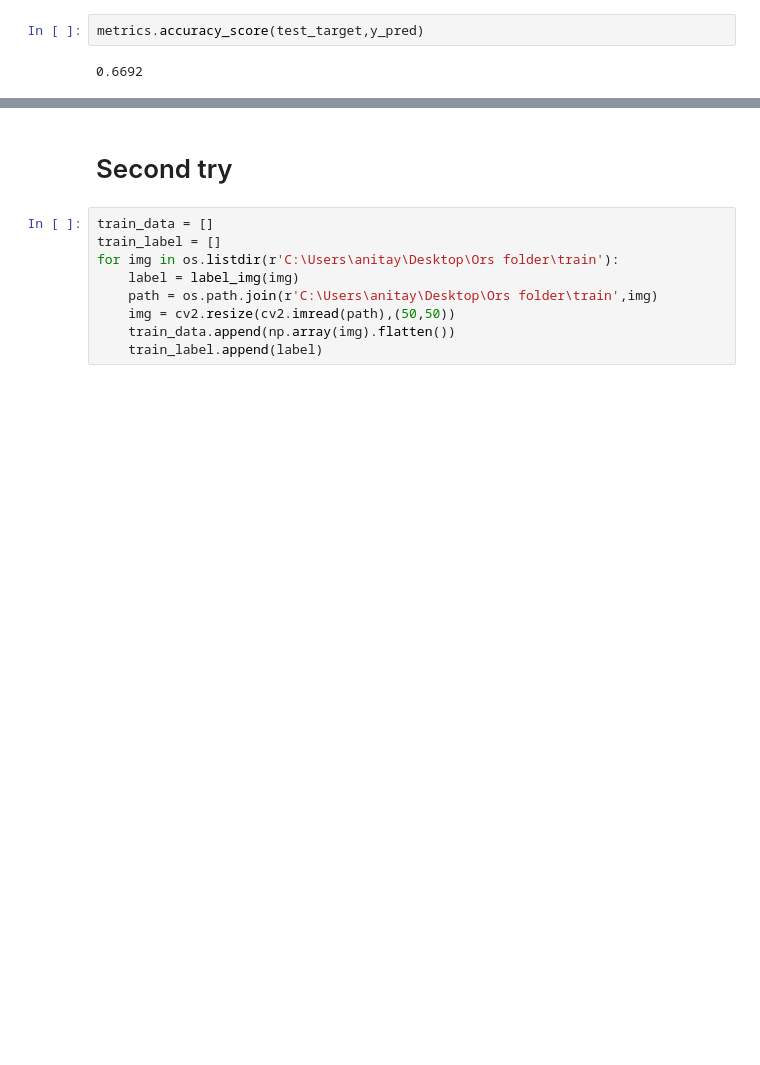
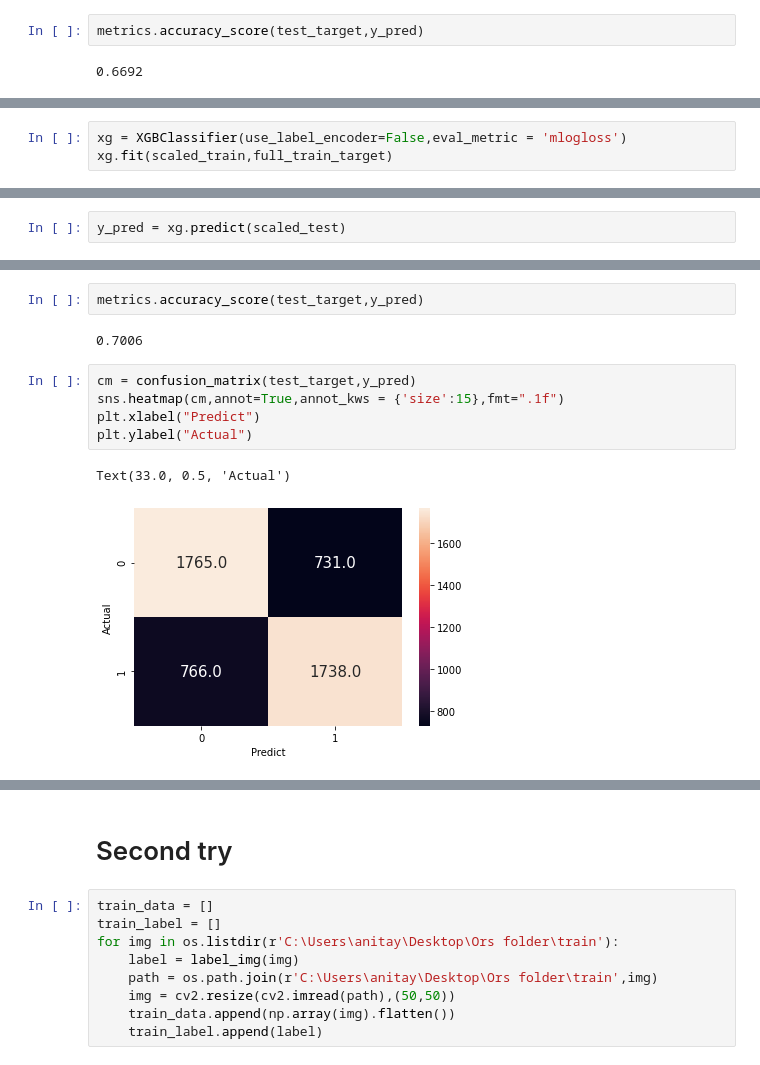
Before and after one commit to or-yitshak/Final-Project-Semester-B, a Jupyter notebook: Cats & Dogs.ipynb, the cells around one changed output, grey strips where cells are left out. Saved outputs shown, nothing was run; the diff lists cells and outputs as text; blank space fills up the shorter version.

```diff
--- a/Cats & Dogs.ipynb
+++ b/Cats & Dogs.ipynb
@@ -830,0 +1003,3 @@ metrics.accuracy_score(test_target,y_pred)
+# %%
+xg = XGBClassifier(use_label_encoder=False,eval_metric = 'mlogloss')
+xg.fit(scaled_train,full_train_target)
@@ -830,0 +1016,2 @@ metrics.accuracy_score(test_target,y_pred)
+# %%
+y_pred = xg.predict(scaled_test)
@@ -830,0 +1029,12 @@ metrics.accuracy_score(test_target,y_pred)
+# %%
+metrics.accuracy_score(test_target,y_pred)
+# %% [output]
+0.7006
+# %%
+cm = confusion_matrix(test_target,y_pred)
+sns.heatmap(cm,annot=True,annot_kws = {'size':15},fmt=".1f")
+plt.xlabel("Predict")
+plt.ylabel("Actual")
+# %% [output]
+Text(33.0, 0.5, 'Actual')
+[figure, added]
```
Also changed, not shown: parts of 54 cells of this notebook.
